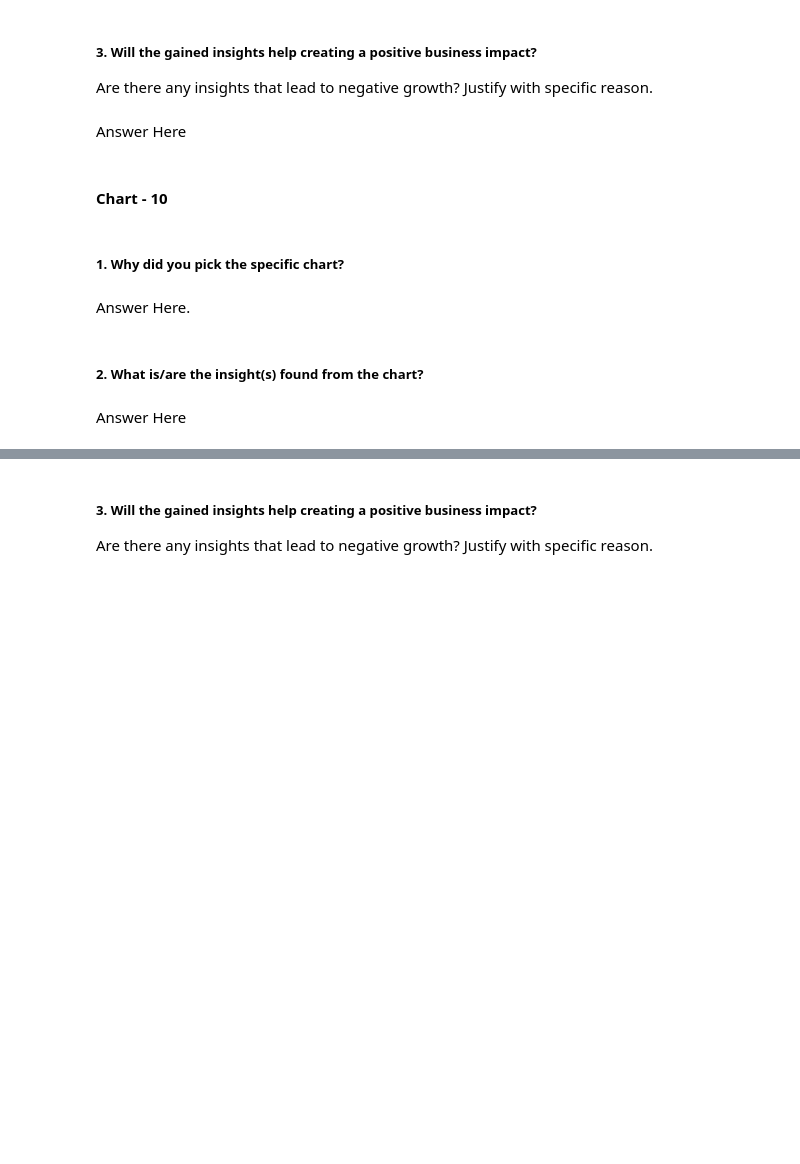
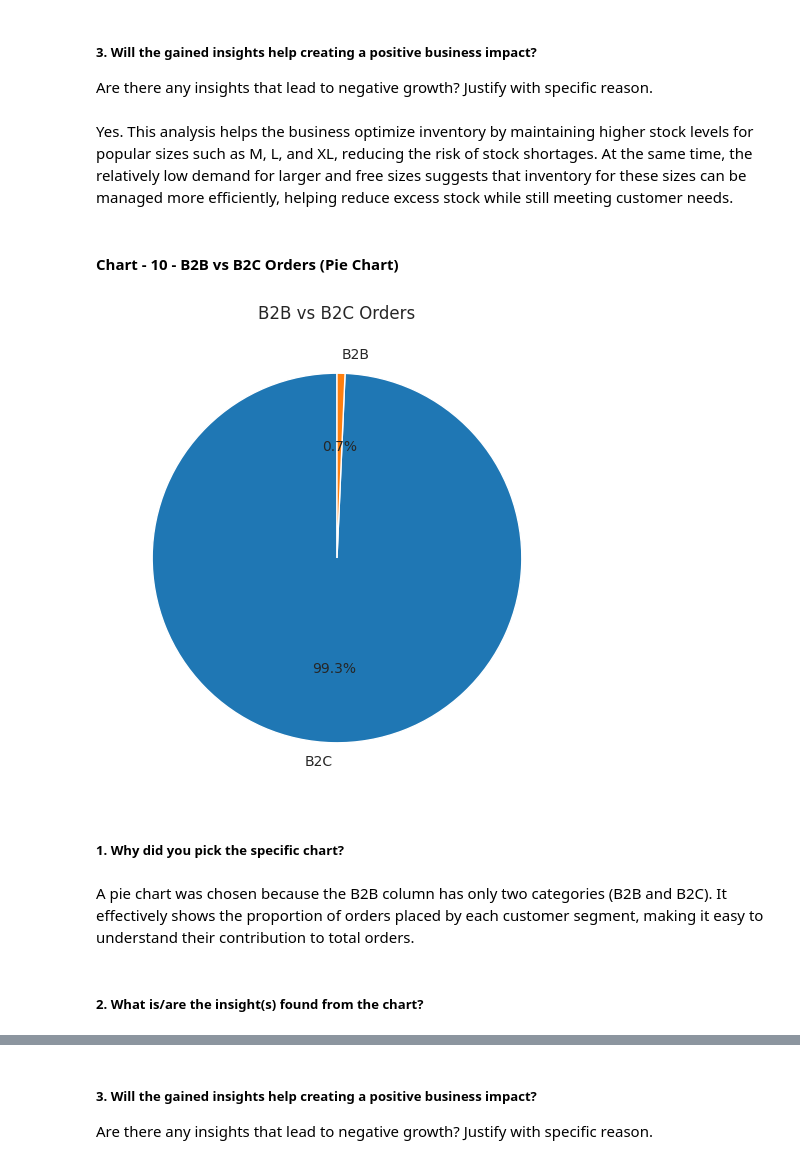
Before and after one commit to adityajain9756-rgb/ecommerce-sales-analysis, a Jupyter notebook: EDA_aditya_amazon.ipynb, the cells around one changed output, grey strips where cells are left out. Cells and saved outputs as stored; diff of their text form; code cells hidden in the pictures; blank space fills up the shorter version.

```diff
--- a/EDA_aditya_amazon.ipynb
+++ b/EDA_aditya_amazon.ipynb
@@ -629,7 +654,7 @@ Answer Here
 # %% [markdown]
 ##### 3. Will the gained insights help creating a positive business impact?
 Are there any insights that lead to negative growth? Justify with specific reason.
-# %% [markdown]
-Answer Here
+# %% [markdown]
+Yes. This analysis helps the business optimize inventory by maintaining higher stock levels for popular sizes such as M, L, and XL, reducing the risk of stock shortages. At the same time, the relatively low demand for larger and free sizes suggests that inventory for these sizes can be managed more efficiently, helping reduce excess stock while still meeting customer needs.
 # %% [markdown]
-#### Chart - 10
+#### Chart - 10 - B2B vs B2C Orders (Pie Chart)
@@ -638,8 +661,23 @@ Answer Here
+# %%
+# Chart - 10 visualization code
+b2b_orders = df_clean['B2B'].value_counts()
+
+plt.figure(figsize=(6,6))
+
+plt.pie(
+    b2b_orders,
+    labels=['B2C', 'B2B'],
+    autopct='%1.1f%%',
+    startangle=90
+)
+
+plt.title('B2B vs B2C Orders')
+plt.show()
+# %% [output]
+[figure, added]
 # %% [markdown]
 ##### 1. Why did you pick the specific chart?
-# %% [markdown]
-Answer Here.
+# %% [markdown]
+A pie chart was chosen because the B2B column has only two categories (B2B and B2C). It effectively shows the proportion of orders placed by each customer segment, making it easy to understand their contribution to total orders.
 # %% [markdown]
 ##### 2. What is/are the insight(s) found from the chart?
-# %% [markdown]
-Answer Here
```
Also changed, not shown: parts of 21 cells of this notebook.
